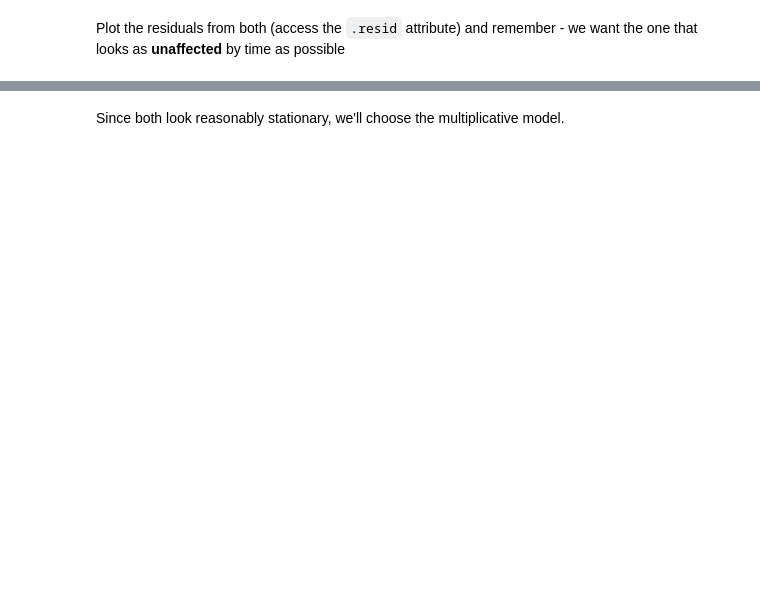
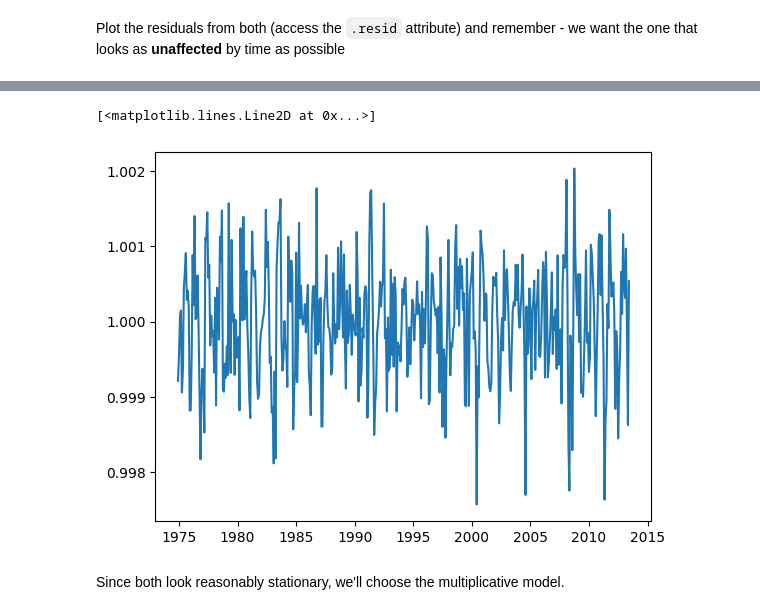
Before and after one commit to itsyeren/arima-seasonal, a Jupyter notebook: arima_seasonal_intro.ipynb, the cells around one changed output, grey strips where cells are left out. Saved outputs shown, nothing was run; the diff lists cells and outputs as text; code cells hidden in the pictures; blank space fills up the shorter version.

```diff
--- a/arima_seasonal_intro.ipynb
+++ b/arima_seasonal_intro.ipynb
@@ -269,3 +275,8 @@ Plot the residuals from both (access the `.resid` attribute) and remember - we w
+# %%
+plt.plot(multiplicative_decomp.resid)
+# %% [output]
+[<matplotlib.lines.Line2D at 0x...>]
+[figure, added]
 # %% [markdown]
 Since both look reasonably stationary, we'll choose the multiplicative model.
 # %% [markdown]
```
Also changed, not shown: parts of 13 cells of this notebook, 1 other file.
